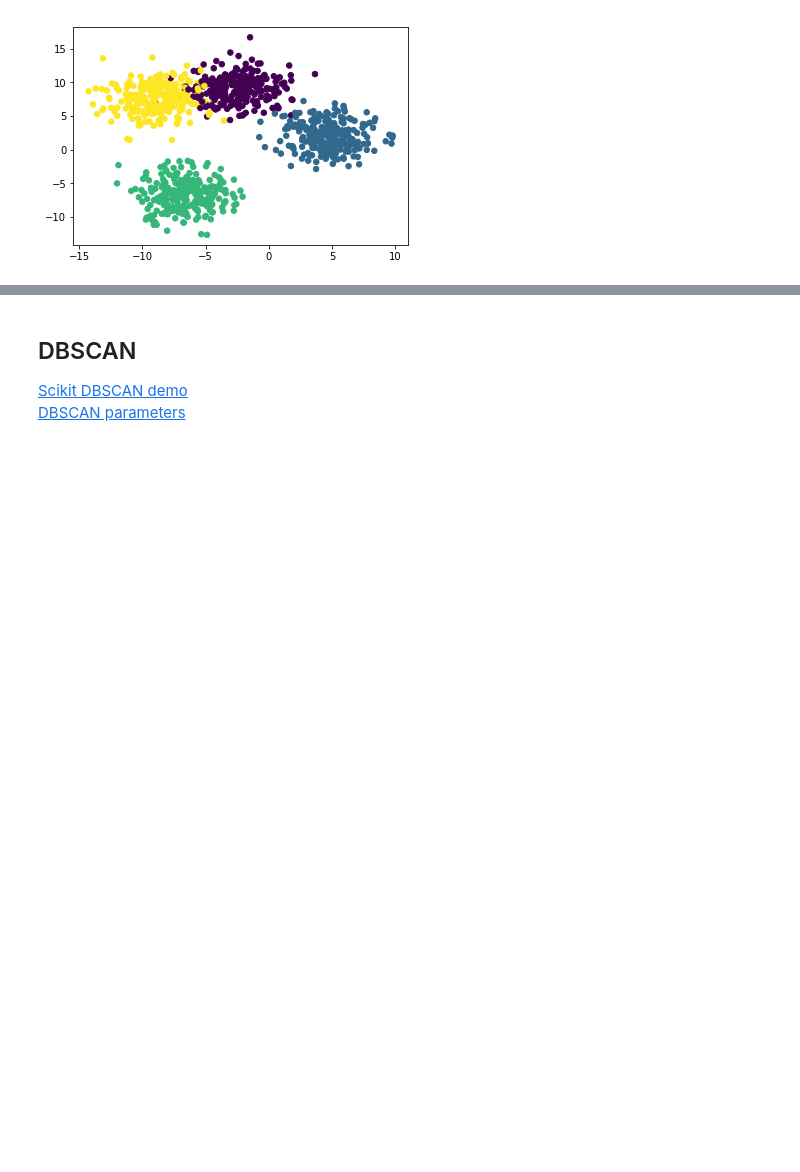
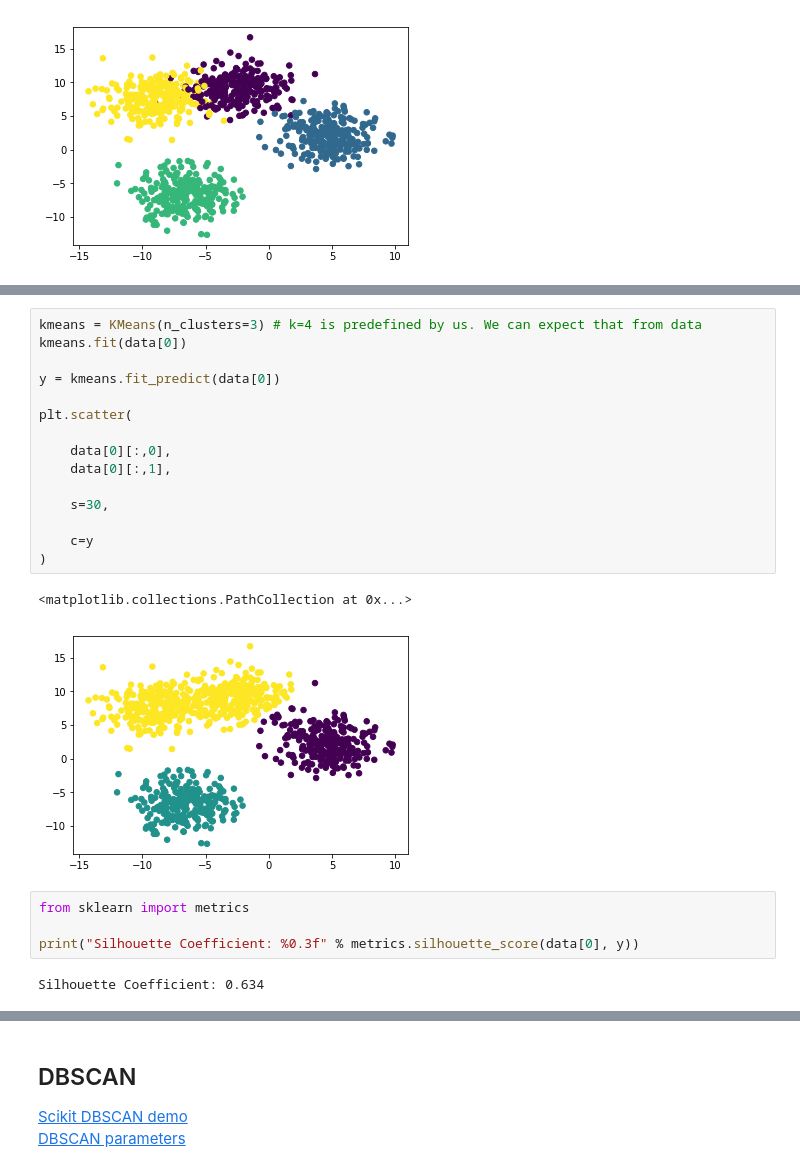
Before and after one commit to ckorikov/2020-fall-polytech-mlcc, a Jupyter notebook: 05_ml_basics_practiceBunsup.ipynb, the cells around one changed output, grey strips where cells are left out. Cells and saved outputs as stored; diff of their text form; blank space fills up the shorter version.

```diff
--- a/05_ml_basics_practiceBunsup.ipynb
+++ b/05_ml_basics_practiceBunsup.ipynb
@@ -162,0 +260,24 @@ plt.scatter(
+# %%
+kmeans = KMeans(n_clusters=3) # k=4 is predefined by us. We can expect that from data
+kmeans.fit(data[0])
+
+y = kmeans.fit_predict(data[0])
+
+plt.scatter(
+
+    data[0][:,0],
+    data[0][:,1],
+
+    s=30,
+
+    c=y
+)
+# %% [output]
+<matplotlib.collections.PathCollection at 0x...>
+[figure, added]
+# %%
+from sklearn import metrics
+
+print("Silhouette Coefficient: %0.3f" % metrics.silhouette_score(data[0], y))
+# %% [output]
+Silhouette Coefficient: 0.634
```
Also changed, not shown: parts of 14 cells of this notebook.
